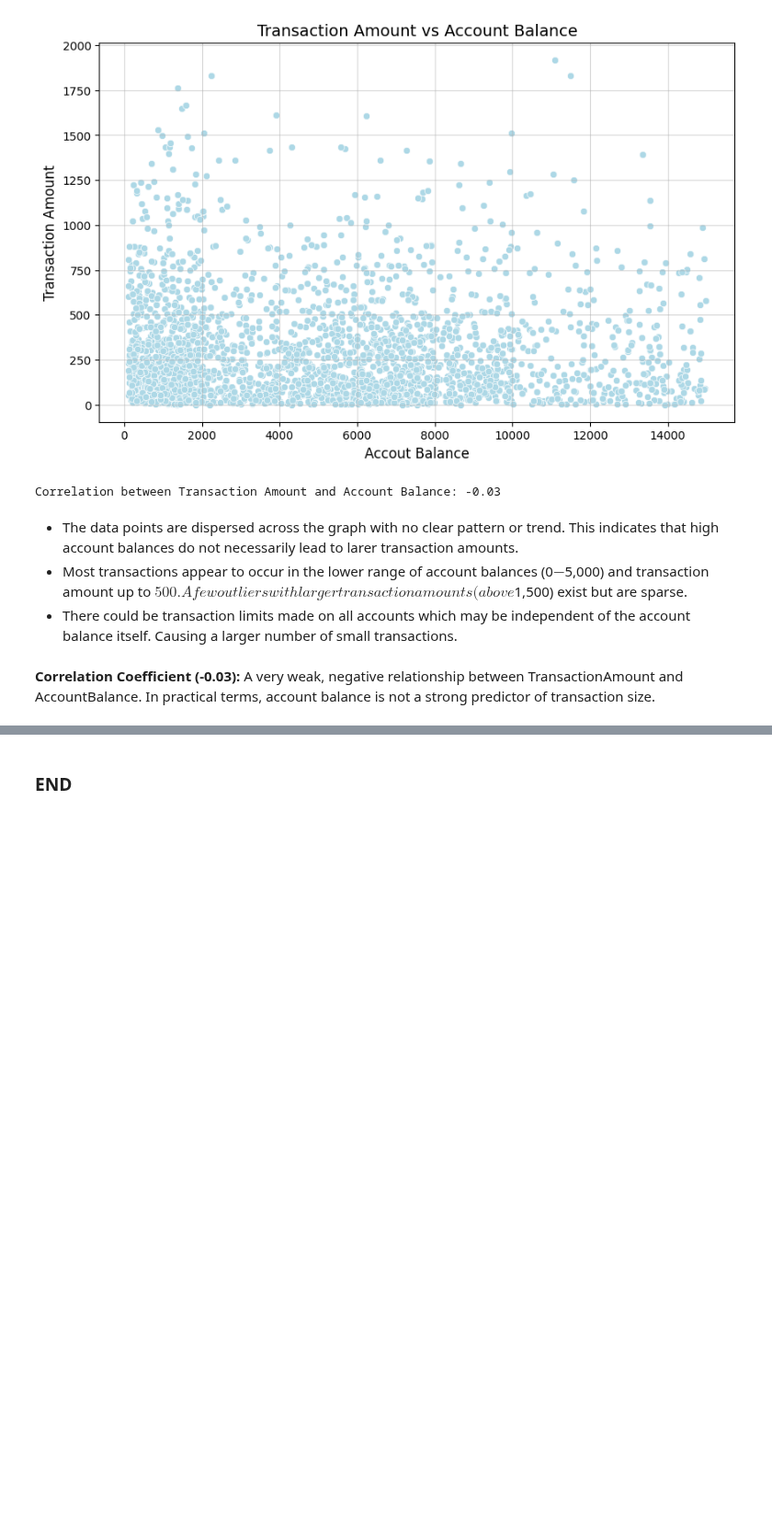
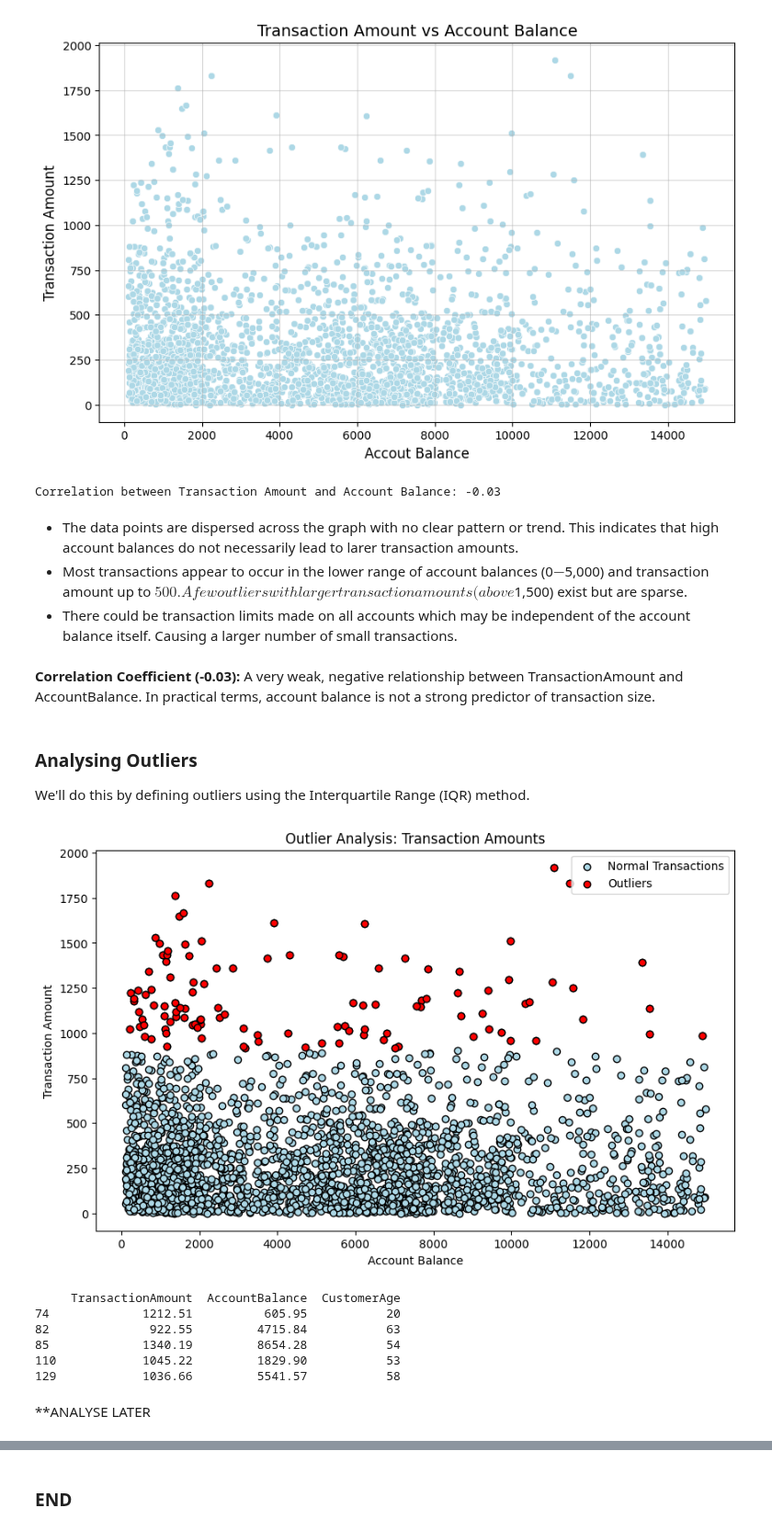
Before and after one commit to briannemcgrath/PFDA, a Jupyter notebook: project/project.ipynb, the cells around one changed output, grey strips where cells are left out. Shown at 92% size. Drawn from its saved outputs; the diff is of its cells as text; code cells hidden in the pictures; blank space fills up the shorter version.

Commit message:
Analysis of Outliers
- Used IQR to look at outliers in transaction amounts
- Will review in depth at later stage
- Added references to support
- References updated in README

```diff
--- a/project/project.ipynb
+++ b/project/project.ipynb
@@ -409,6 +410,47 @@ Correlation between Transaction Amount and Account Balance: -0.03
 - There could be transaction limits made on all accounts which may be independent of the account balance itself. Causing a larger number of small transactions.
 # %% [markdown]
 **Correlation Coefficient (-0.03):** A very weak, negative relationship between TransactionAmount and AccountBalance. In practical terms, account balance is not a strong predictor of transaction size.
+# %% [markdown]
+### **Analysing Outliers**
+We'll do this by defining outliers using the Interquartile Range (IQR) method.
+# %%
+#calculate Q1 and Q3 for transaction amount
+Q1 = df['TransactionAmount'].quantile(0.25)
+Q3 = df['TransactionAmount'].quantile(0.75)
+
+#calculate IQR
+IQR = Q3 - Q1
+
+#calcuate bounds for outliers
+lower_bound = Q1 - 1.5 * IQR
+upper_bound = Q3 + 1.5 * IQR
+
+#identify outliers
+outliers = df[(df['TransactionAmount'] < lower_bound) | (df['TransactionAmount'] > upper_bound)]
+
+#plotting transaction amount with outliers
+plt.figure(figsize=(10, 6))
+plt.scatter(df['AccountBalance'], df['TransactionAmount'], color='lightblue', edgecolor='black', label='Normal Transactions')
+plt.scatter(outliers['AccountBalance'], outliers['TransactionAmount'], color='red', edgecolor='black', label='Outliers')
+
+plt.xlabel('Account Balance')
+plt.ylabel('Transaction Amount')
+plt.title('Outlier Analysis: Transaction Amounts')
+plt.legend()
+plt.show()
+
+# show sample of the outliers
+print(outliers[['TransactionAmount', 'AccountBalance', 'CustomerAge']].head())
+# %% [output]
+[figure, added]
+     TransactionAmount  AccountBalance  CustomerAge
+74             1212.51          605.95           20
+82              922.55         4715.84           63
+85             1340.19         8654.28           54
+110            1045.22         1829.90           53
+129            1036.66         5541.57           58
+# %% [markdown]
+**ANALYSE LATER
 # %% [markdown]
 ___
 
```
Also changed, not shown: parts of 3 cells of this notebook, 1 other file.
